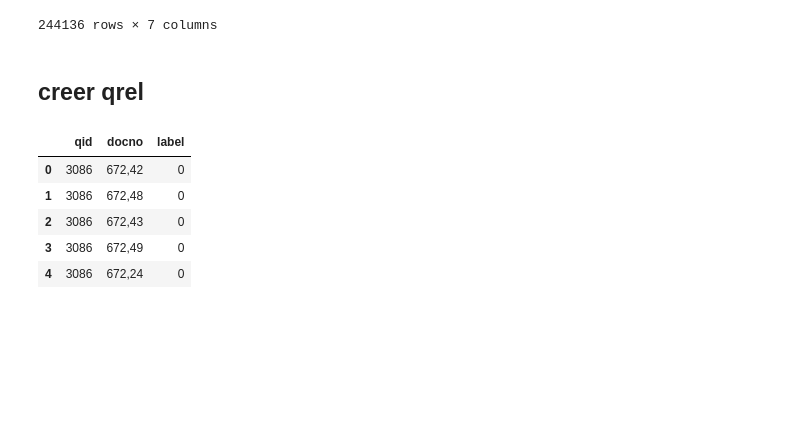
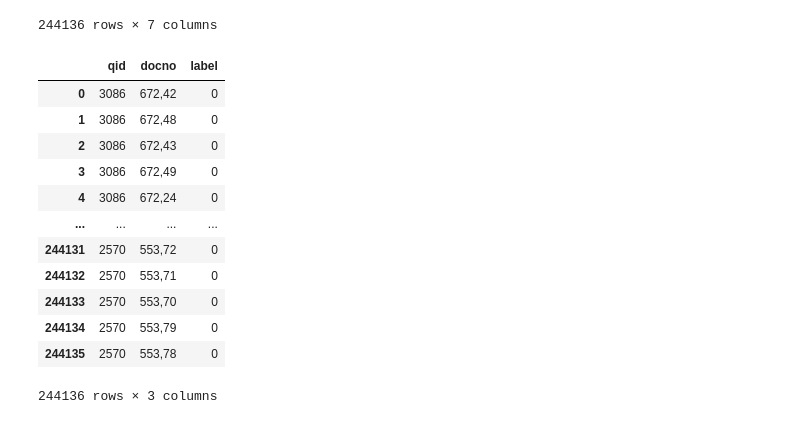
Before and after one commit to barthosdac/projet-rital, a Jupyter notebook: f.ipynb, the cells around one changed output. Cells and saved outputs as stored; diff of their text form; code cells hidden in the pictures; blank space fills up the shorter version.

```diff
--- a/f.ipynb
+++ b/f.ipynb
@@ -122,14 +47,6 @@ pt_index_path = './passageQA'
 if not os.path.exists(pt_index_path + "/data.properties") :
     # création de l'index
     indexer = pt.DFIndexer(pt_index_path, overwrite=True)
-
-    # chargement du json en dataframe
-    with open('WikiPassageQA/document_passages.json', 'r') as f:
-        data_row = json.load(f)
-    data={"docno" : [k0+','+k1 for k0,v0 in data_row.items() for k1,v1 in v0.items()],
-          "text"  : [v1 for k0,v0 in data_row.items() for k1,v1 in v0.items()]}
-    docs_df = pd.DataFrame(data)
-
     index_ref = indexer.index(docs_df["text"], docs_df["docno"])
 
 else:
@@ -202,28 +112,33 @@ df_complete
 | 244134 | 2570 | How was the kalmar Union formed? | 553 | Norway.html | 18,19,20,21 | 553,79 | The two most prominent are the E6... |
 | 244135 | 2570 | How was the kalmar Union formed? | 553 | Norway.html | 18,19,20,21 | 553,78 | Several companies operate freight... |
 244136 rows × 7 columns
-# %% [markdown]
-## creer qrel
 # %%
 # cree list relevant
 relevant = []
 for row in df_complete.iterrows():
   passage = row[1]['RelevantPassages'].split(",")
   doc_passage = row[1]['docno'].split(",")[1] # doc,pass -> [1]
   if doc_passage in passage:
     relevant.append(1)
   else:
     relevant.append(0)
 
 df_complete["label"] = relevant
 qrel = df_complete[["QID", "docno","label"]]
 qrel.columns = ['qid', 'docno', 'label']
 qrel = qrel.astype({"qid": str, "docno": object, "label":object}) #qid en string pour pt.Experiment
-qrel.head()
+qrel
 # %% [output]
 |  | qid | docno | label |
 | 0 | 3086 | 672,42 | 0 |
 | 1 | 3086 | 672,48 | 0 |
 | 2 | 3086 | 672,43 | 0 |
 | 3 | 3086 | 672,49 | 0 |
 | 4 | 3086 | 672,24 | 0 |
+| ... | ... | ... | ... |
+| 244131 | 2570 | 553,72 | 0 |
+| 244132 | 2570 | 553,71 | 0 |
+| 244133 | 2570 | 553,70 | 0 |
+| 244134 | 2570 | 553,79 | 0 |
+| 244135 | 2570 | 553,78 | 0 |
+244136 rows × 3 columns
```
Also changed, not shown: parts of 34 cells of this notebook.
